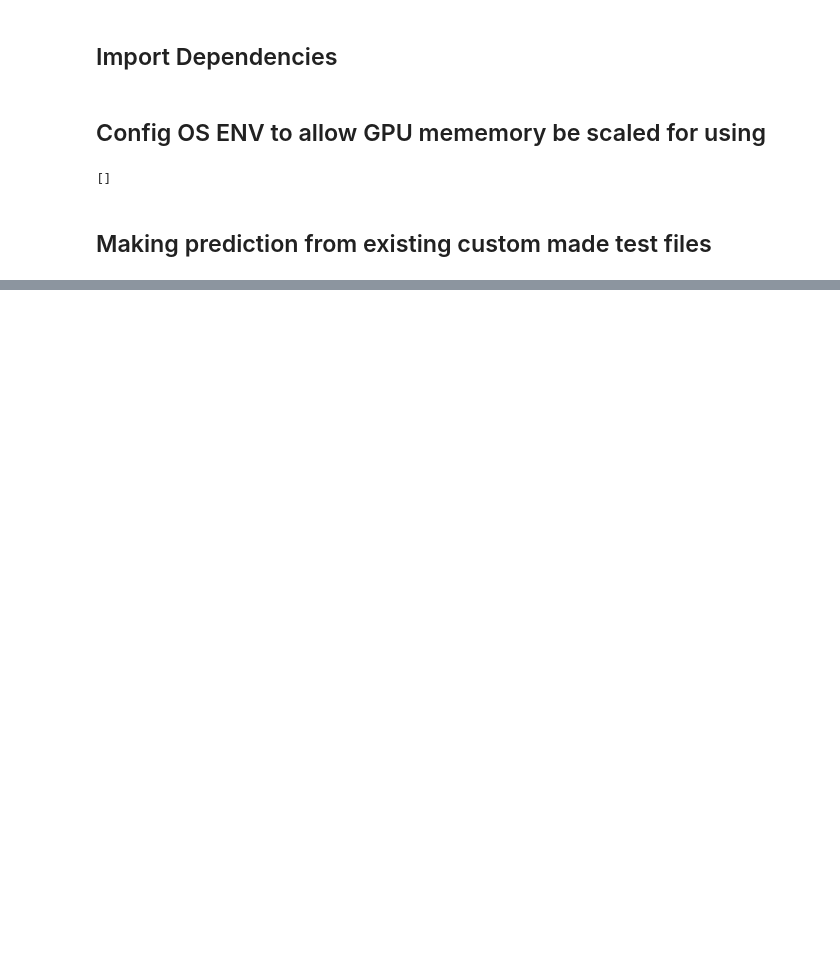
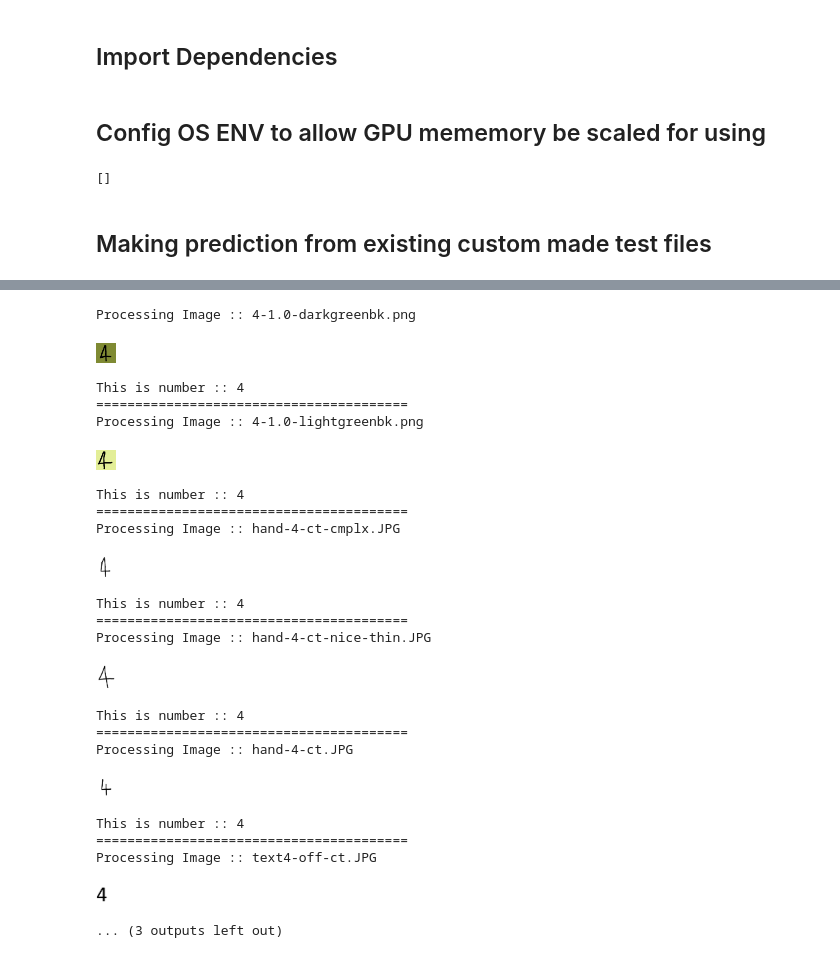
Before and after one commit to henryle-n/Handwriting-Prediction-Tensorflow2, a Jupyter notebook: OLD/Test-Trained-CNN-Blocks.ipynb, the cells around one changed output, grey strips where cells are left out. Drawn from its saved outputs; the diff is of its cells as text; code cells hidden in the pictures; blank space fills up the shorter version.

```diff
--- a/OLD/Test-Trained-CNN-Blocks.ipynb
+++ b/OLD/Test-Trained-CNN-Blocks.ipynb
@@ -171,0 +253,36 @@ Processing Image :: 7-rainbow-ct.JPG
+# %%
+# create a list of all picture path inside test image folder
+base_path = "../images/test-img/num4-variant/"
+img_list = [base_path + img for img in listdir(base_path) if isfile(join(base_path, img))]
+
+# looping thru each img and make prediction
+st_time = time()
+for ea_iter in tf.range(len(img_list)):
+    ea_iter = tf.cast(ea_iter, tf.int64)
+    img_predict(img_list[ea_iter])
+total_time = time() - st_time
+print (f'Total Prediction Run Time :: {round(total_time, 3)} seconds || {len(img_list)} images')
+# %% [output]
+Processing Image :: 4-1.0-darkgreenbk.png
+[figure, added]
+This is number :: 4
+========================================
+Processing Image :: 4-1.0-lightgreenbk.png
+[figure, added]
+This is number :: 4
+========================================
+Processing Image :: hand-4-ct-cmplx.JPG
+[figure, added]
+This is number :: 4
+========================================
+Processing Image :: hand-4-ct-nice-thin.JPG
+[figure, added]
+This is number :: 4
+========================================
+Processing Image :: hand-4-ct.JPG
+[figure, added]
+This is number :: 4
+========================================
+Processing Image :: text4-off-ct.JPG
+[figure, added]
+... (3 outputs left out)
```
Also changed, not shown: parts of 8 cells of this notebook, 50 other files.
